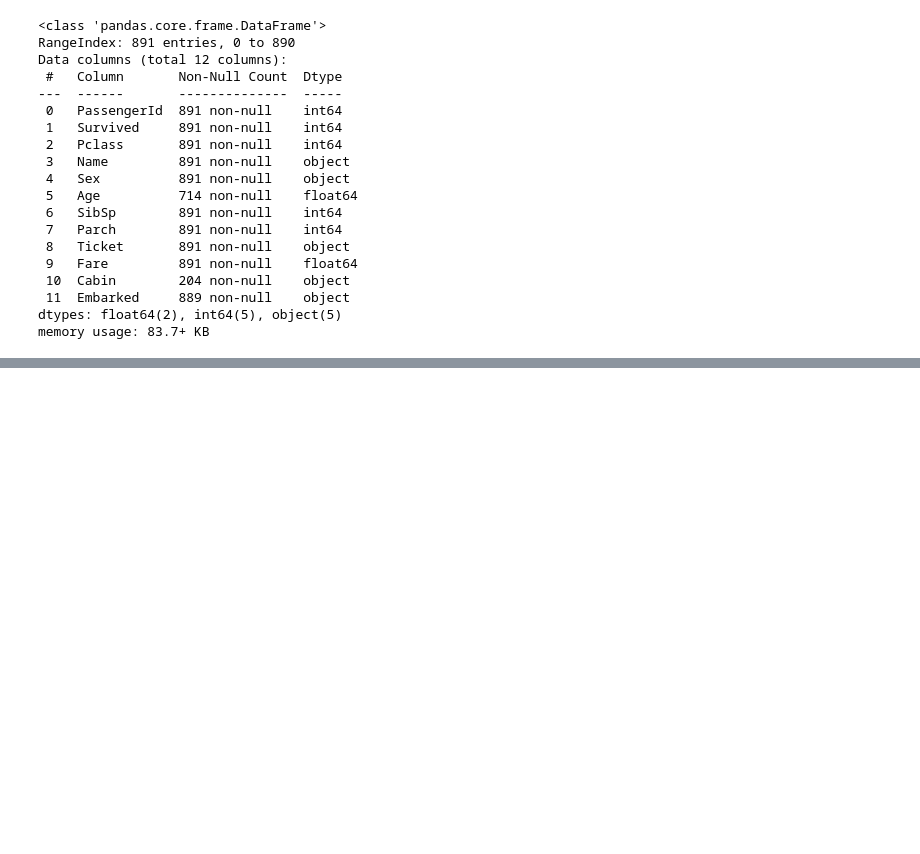
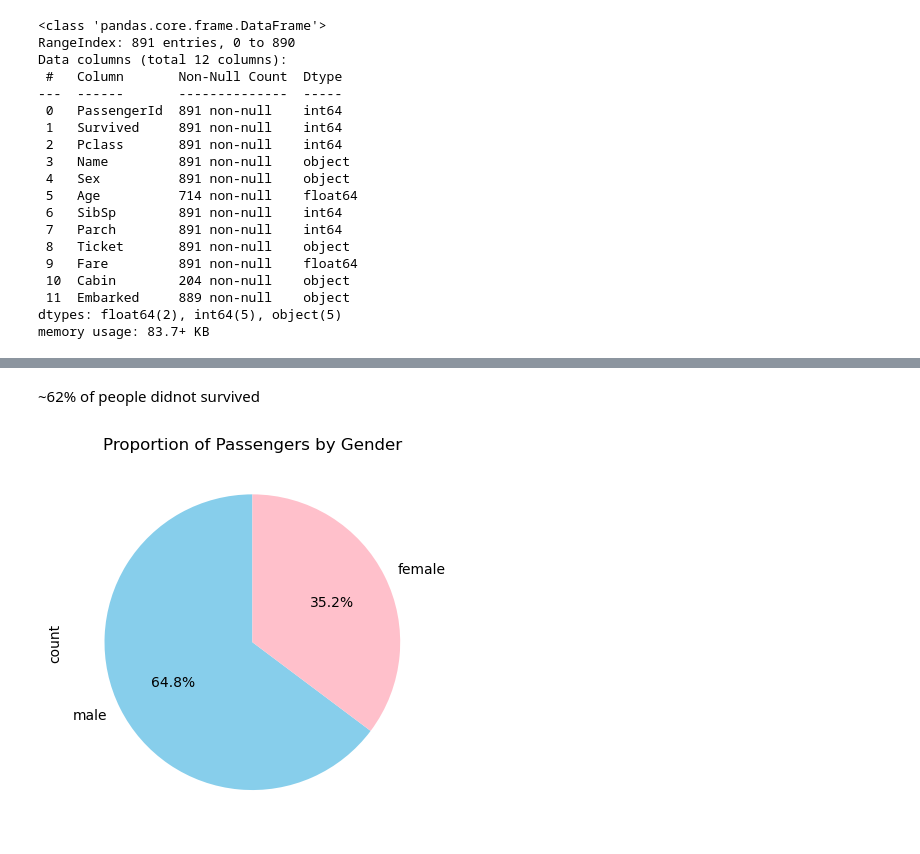
Before and after one commit to dinesh-paladugula/gfg_21projects_21days, a Jupyter notebook: Titanic_Survival_Analysis.ipynb, the cells around one changed output, grey strips where cells are left out. Drawn from its saved outputs; the diff is of its cells as text; code cells hidden in the pictures; blank space fills up the shorter version.

```diff
--- a/Titanic_Survival_Analysis.ipynb
+++ b/Titanic_Survival_Analysis.ipynb
@@ -84,0 +201,8 @@ titanic_df.describe()
+# %% [markdown]
+~62% of people didnot survived
+# %%
+titanic_df['Sex'].value_counts().plot.pie(autopct='%1.1f%%', startangle=90, colors=['skyblue', 'pink',])
+plt.title("Proportion of Passengers by Gender")
+plt.show()
+# %% [output]
+[figure, added]
```
Also changed, not shown: parts of 19 cells of this notebook.
